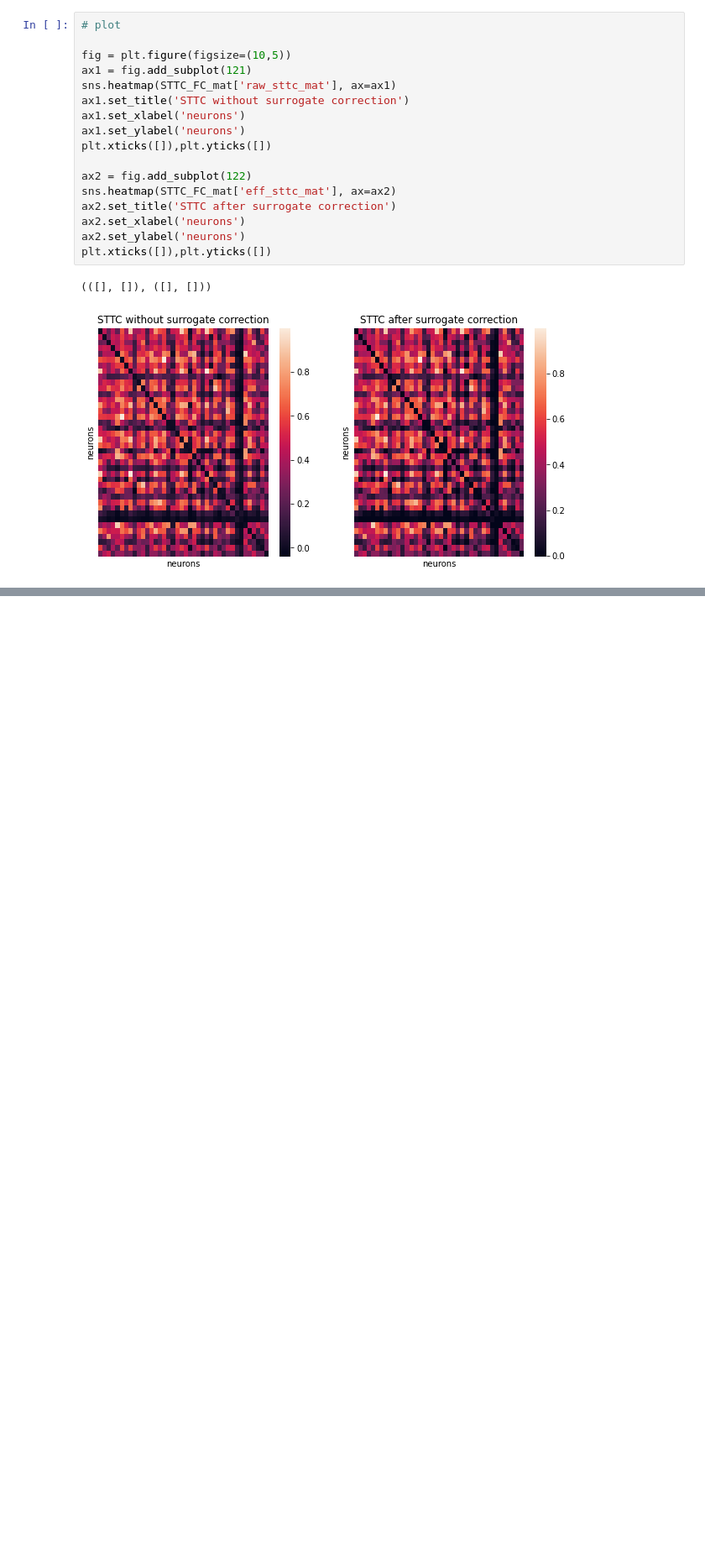
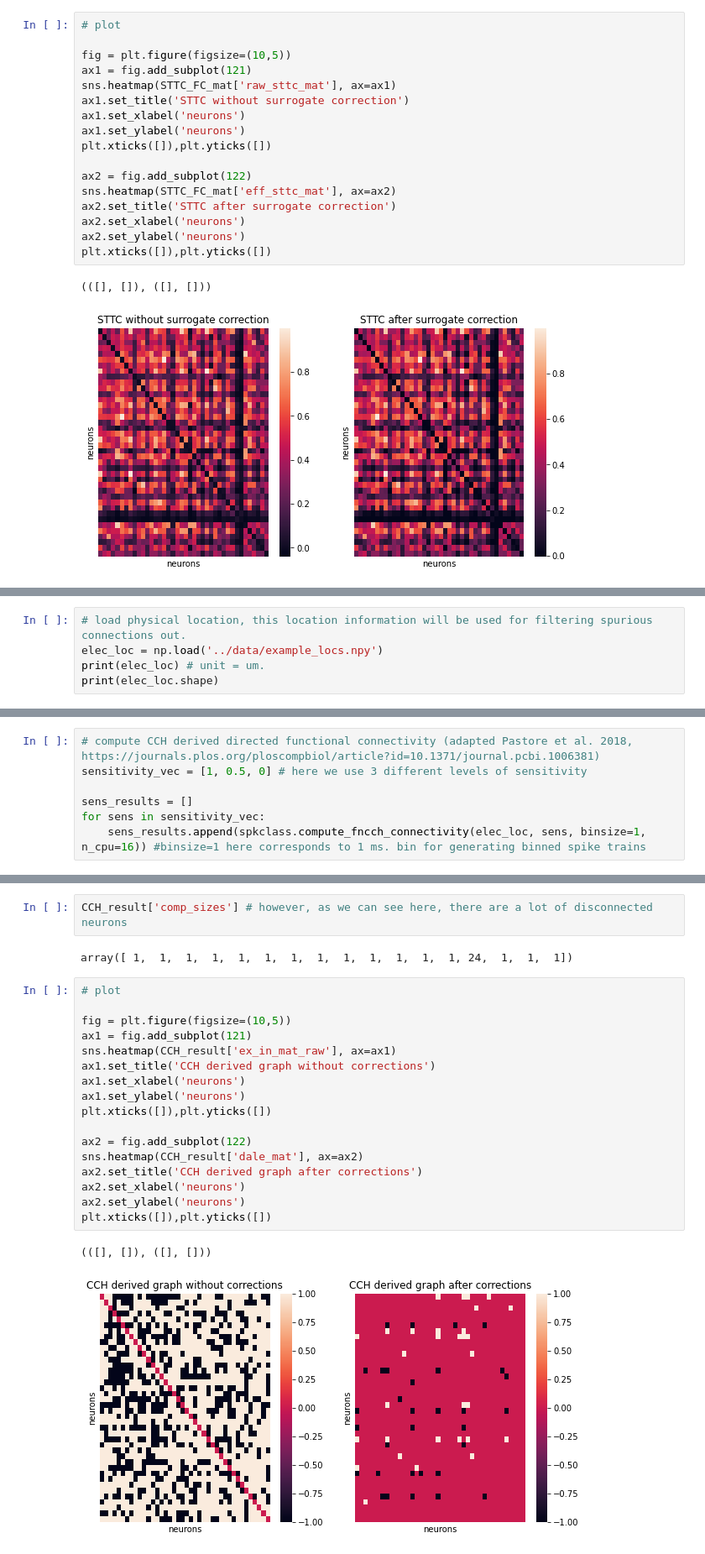
Before and after one commit to arahangua/gnn_prediction_sn, a Jupyter notebook: notebook/Computing FCs.ipynb, the cells around one changed output, grey strips where cells are left out. Shown at 84% size. Drawn from its saved outputs; the diff is of its cells as text; blank space fills up the shorter version.

Commit message:
finished_FC_example

```diff
--- a/notebook/Computing FCs.ipynb
+++ b/notebook/Computing FCs.ipynb
@@ -137,0 +136,5 @@ plt.xticks([]),plt.yticks([])
+# %%
+# load physical location, this location information will be used for filtering spurious connections out.
+elec_loc = np.load('../data/example_locs.npy')
+print(elec_loc) # unit = um.
+print(elec_loc.shape)
@@ -137,0 +159,7 @@ plt.xticks([]),plt.yticks([])
+# %%
+# compute CCH derived directed functional connectivity (adapted Pastore et al. 2018, https://journals.plos.org/ploscompbiol/article?id=10.1371/journal.pcbi.1006381)
+sensitivity_vec = [1, 0.5, 0] # here we use 3 different levels of sensitivity
+
+sens_results = []
+for sens in sensitivity_vec:
+    sens_results.append(spkclass.compute_fncch_connectivity(elec_loc, sens, binsize=1, n_cpu=16)) #binsize=1 here corresponds to 1 ms. bin for generating binned spike trains
@@ -137,0 +213,24 @@ plt.xticks([]),plt.yticks([])
+# %%
+CCH_result['comp_sizes'] # however, as we can see here, there are a lot of disconnected neurons
+# %% [output]
+array([ 1,  1,  1,  1,  1,  1,  1,  1,  1,  1,  1,  1,  1, 24,  1,  1,  1])
+# %%
+# plot
+
+fig = plt.figure(figsize=(10,5))
+ax1 = fig.add_subplot(121)
+sns.heatmap(CCH_result['ex_in_mat_raw'], ax=ax1)
+ax1.set_title('CCH derived graph without corrections')
+ax1.set_xlabel('neurons')
+ax1.set_ylabel('neurons')
+plt.xticks([]),plt.yticks([])
+
+ax2 = fig.add_subplot(122)
+sns.heatmap(CCH_result['dale_mat'], ax=ax2)
+ax2.set_title('CCH derived graph after corrections')
+ax2.set_xlabel('neurons')
+ax2.set_ylabel('neurons')
+plt.xticks([]),plt.yticks([])
+# %% [output]
+(([], []), ([], []))
+[figure, added]
```
Also changed, not shown: parts of 10 cells of this notebook, 2 other files.
